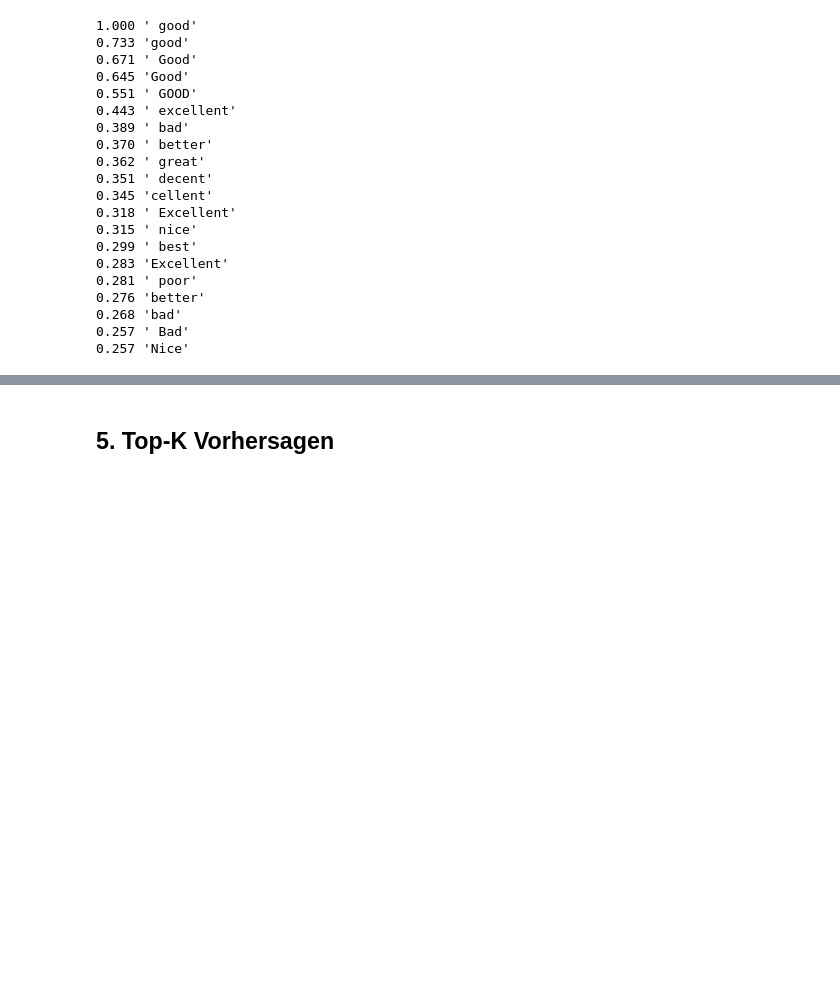
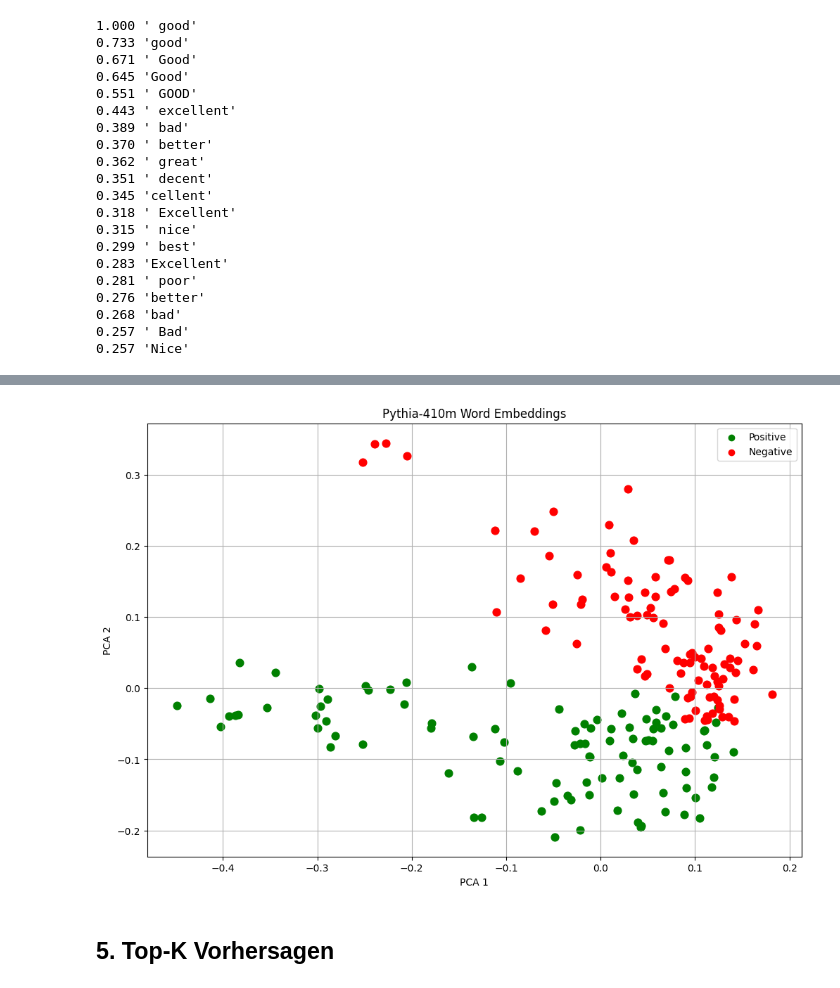
Before and after one commit to ia13400/AI_Frameworks_Tools, a Jupyter notebook: notebooks/01_Model_Inspection.ipynb, the cells around one changed output, grey strips where cells are left out. Cells and saved outputs as stored; diff of their text form; code cells hidden in the pictures; blank space fills up the shorter version.

Commit message:
Modell-Inspektion_ok

```diff
--- a/notebooks/01_Model_Inspection.ipynb
+++ b/notebooks/01_Model_Inspection.ipynb
@@ -426,0 +464,4 @@ for w in words:
+# %%
+
+df = pd.read_csv("../data/annotations.csv")
+df.head()
@@ -427,3 +475,54 @@ for w in words:
+# %%
+
+
+positive_words = df["Positive"].dropna().astype(str).tolist()
+negative_words = df["Negative"].dropna().astype(str).tolist()
+
+words = positive_words + negative_words
+labels = ["Positive"] * len(positive_words) + ["Negative"] * len(negative_words)
+emb = model.gpt_neox.embed_in.weight.detach().cpu()
+
+# 4) Get word embedding
+word_vectors = []
+
+for word in words:
+    token_ids = tokenizer(" " + word, add_special_tokens=False)["input_ids"]
+
+    # اگر کلمه چند token شد، میانگین embeddingها را می‌گیریم
+    token_vecs = emb[token_ids]
+    word_vec = token_vecs.mean(dim=0)
+
+    word_vectors.append(word_vec.numpy())
+
+X = torch.tensor(word_vectors).numpy()
+
+# 5) PCA to 2D
+pca = PCA(n_components=2)
+X_2d = pca.fit_transform(X)
+
+# 6) Plot
+plt.figure(figsize=(12, 8))
+
+for word, label, point in zip(words, labels, X_2d):
+    x, y = point
+
+    if label == "Positive":
+        plt.scatter(x, y, color="green", s=60)
+    else:
+        plt.scatter(x, y, color="red", s=60)
+
+
+# Legend
+plt.scatter([], [], color="green", label="Positive")
+plt.scatter([], [], color="red", label="Negative")
+plt.legend()
+plt.title("Pythia-410m Word Embeddings")
+plt.xlabel("PCA 1")
+plt.ylabel("PCA 2")
+plt.grid(True)
+plt.show()
+# %% [output]
+[figure, added]
 # %% [markdown]
 ## 5. Top-K Vorhersagen
 # %%
```
Also changed, not shown: parts of 10 cells of this notebook, 3 other files.
